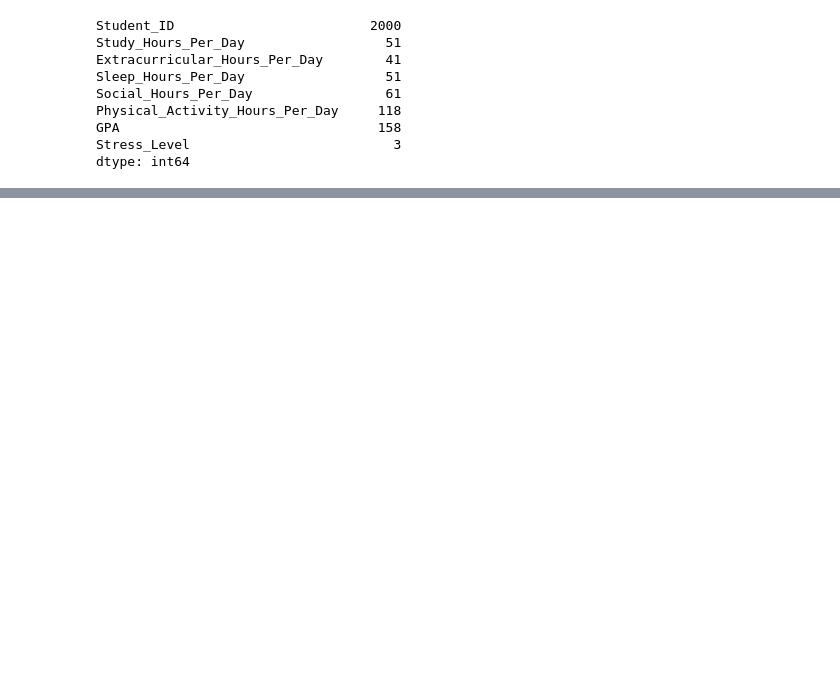
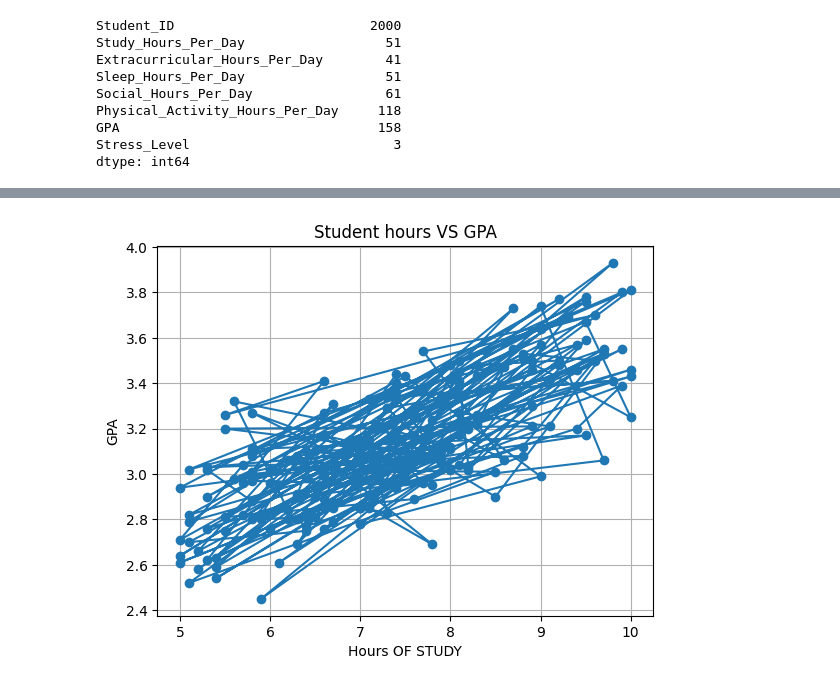
Before and after one commit to muradiali220-spec/Makeen-data-science-AI-, a Jupyter notebook: project.ipynb, the cells around one changed output, grey strips where cells are left out. Drawn from its saved outputs; the diff is of its cells as text; code cells hidden in the pictures; blank space fills up the shorter version.

```diff
--- a/project.ipynb
+++ b/project.ipynb
@@ -119,3 +106,6 @@ Physical_Activity_Hours_Per_Day     118
 GPA                                 158
 Stress_Level                          3
 dtype: int64
+# %%
+df["Total_of_hours"]=df['Study_Hours_Per_Day']+df['Extracurricular_Hours_Per_Day']+df['Sleep_Hours_Per_Day']+df['Social_Hours_Per_Day']+df['Physical_Activity_Hours_Per_Day']
+df
@@ -121,0 +162,2 @@ dtype: int64
+# %%
+df.drop(df[df['Total_of_hours'] != 24.0].index, inplace=True)
@@ -121,0 +206,3 @@ dtype: int64
+# %%
+df["Hours_of_freetime"]=+df['Extracurricular_Hours_Per_Day']+df['Social_Hours_Per_Day']+df['Physical_Activity_Hours_Per_Day']
+df
@@ -121,0 +226,12 @@ dtype: int64
+# %%
+# Randomly select 200 rows from your DataFrame
+df= df.sample(n=200, random_state=42)
+
+plt.plot(df['Study_Hours_Per_Day'],df['GPA'],marker='o')
+plt.title("Student hours VS GPA")
+plt.xlabel("Hours OF STUDY")
+plt.ylabel("GPA")
+plt.grid(True)
+plt.show()
+# %% [output]
+[figure, added]
```
Also changed, not shown: parts of 22 cells of this notebook.
